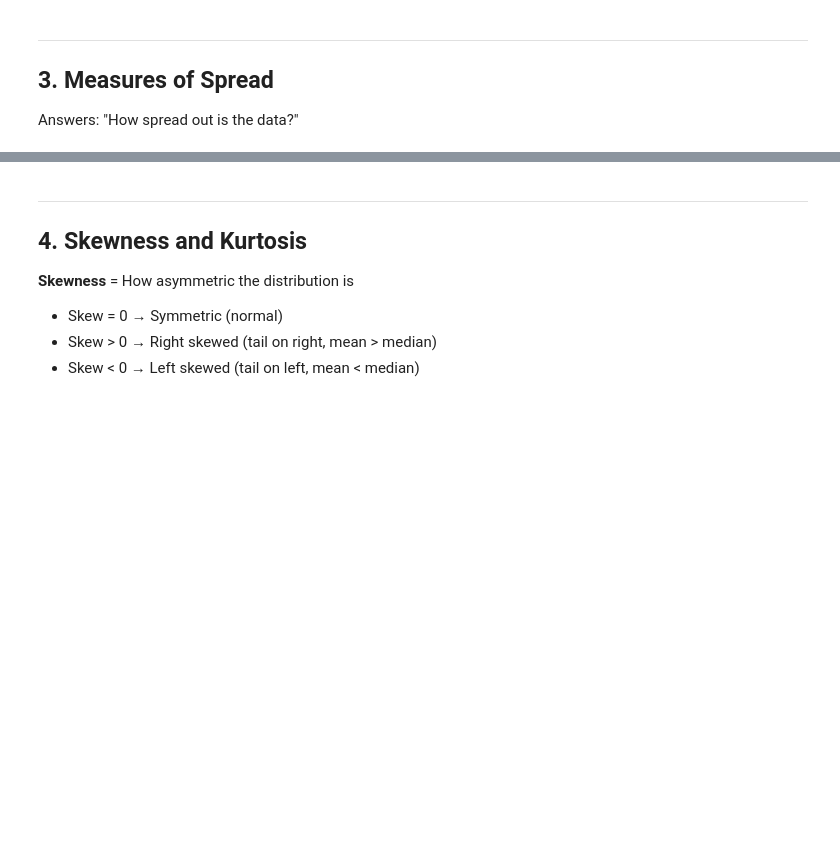
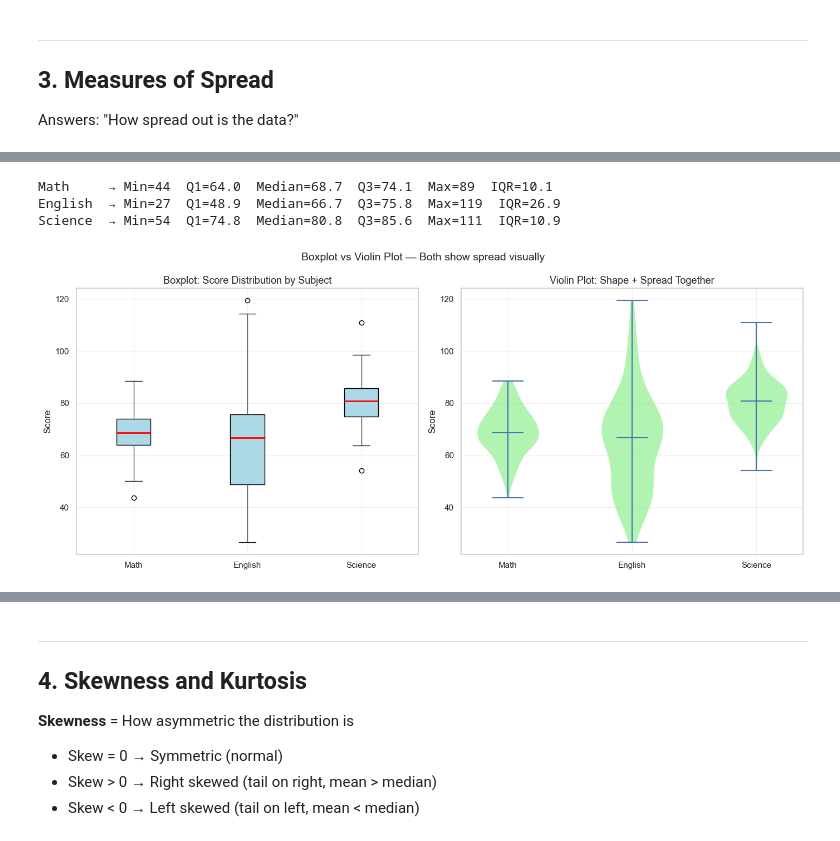
Before and after one commit to helloharendra/Python-DS-AI-11-AM-12-30PM, a Jupyter notebook: helloharendra/analytics/day9_statistics.ipynb, the cells around one changed output, grey strips where cells are left out. Drawn from its saved outputs; the diff is of its cells as text; code cells hidden in the pictures; blank space fills up the shorter version.

```diff
--- a/helloharendra/analytics/day9_statistics.ipynb
+++ b/helloharendra/analytics/day9_statistics.ipynb
@@ -118,3 +346,52 @@ print(f'High std dev = data is widely spread')
+# %%
+np.random.seed(42)
+math_scores    = np.random.normal(70, 10, 100).tolist() + [20, 110]   # 2 outliers
+english_scores = np.random.normal(65, 20, 100).tolist()
+science_scores = np.random.normal(80,  8, 100).tolist() + [15]        # 1 outlier
+
+df_box = pd.DataFrame({
+    'Math':    math_scores[:100],
+    'English': english_scores,
+    'Science': science_scores[:100]
+})
+
+fig, axes = plt.subplots(1, 2, figsize=(14, 6))
+
+# Boxplot
+df_box.boxplot(ax=axes[0], patch_artist=True,
+               boxprops=dict(facecolor='lightblue'),
+               medianprops=dict(color='red', linewidth=2))
+axes[0].set_title('Boxplot: Score Distribution by Subject', fontsize=13)
+axes[0].set_ylabel('Score')
+axes[0].grid(True, alpha=0.3)
+
+# 5-number summary table
+for col in df_box.columns:
+    q1 = df_box[col].quantile(0.25)
+    med = df_box[col].median()
+    q3 = df_box[col].quantile(0.75)
+    print(f'{col:8s} → Min={df_box[col].min():.0f}  Q1={q1:.1f}  Median={med:.1f}  Q3={q3:.1f}  Max={df_box[col].max():.0f}  IQR={q3-q1:.1f}')
+
+# Violin plot (shows distribution shape + boxplot)
+parts = axes[1].violinplot([df_box['Math'], df_box['English'], df_box['Science']],
+                            showmedians=True)
+for pc in parts['bodies']:
+    pc.set_facecolor('lightgreen')
+    pc.set_alpha(0.7)
+axes[1].set_xticks([1, 2, 3])
+axes[1].set_xticklabels(['Math', 'English', 'Science'])
+axes[1].set_title('Violin Plot: Shape + Spread Together', fontsize=13)
+axes[1].set_ylabel('Score')
+axes[1].grid(True, alpha=0.3)
+
+plt.suptitle('Boxplot vs Violin Plot — Both show spread visually', fontsize=14)
+plt.tight_layout()
+plt.show()
+# %% [output]
+Math     → Min=44  Q1=64.0  Median=68.7  Q3=74.1  Max=89  IQR=10.1
+English  → Min=27  Q1=48.9  Median=66.7  Q3=75.8  Max=119  IQR=26.9
+Science  → Min=54  Q1=74.8  Median=80.8  Q3=85.6  Max=111  IQR=10.9
+[figure, added]
 # %%
 # Visual: Two classes same mean, different spread
 np.random.seed(42)
```
Also changed, not shown: parts of 43 cells of this notebook, 8 other files.
